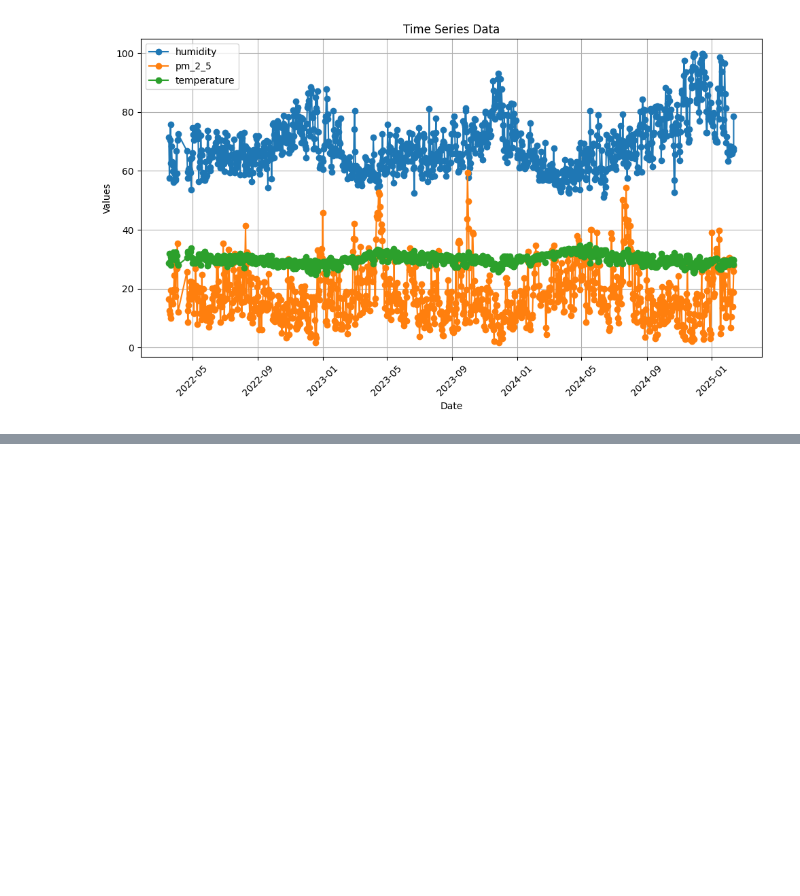
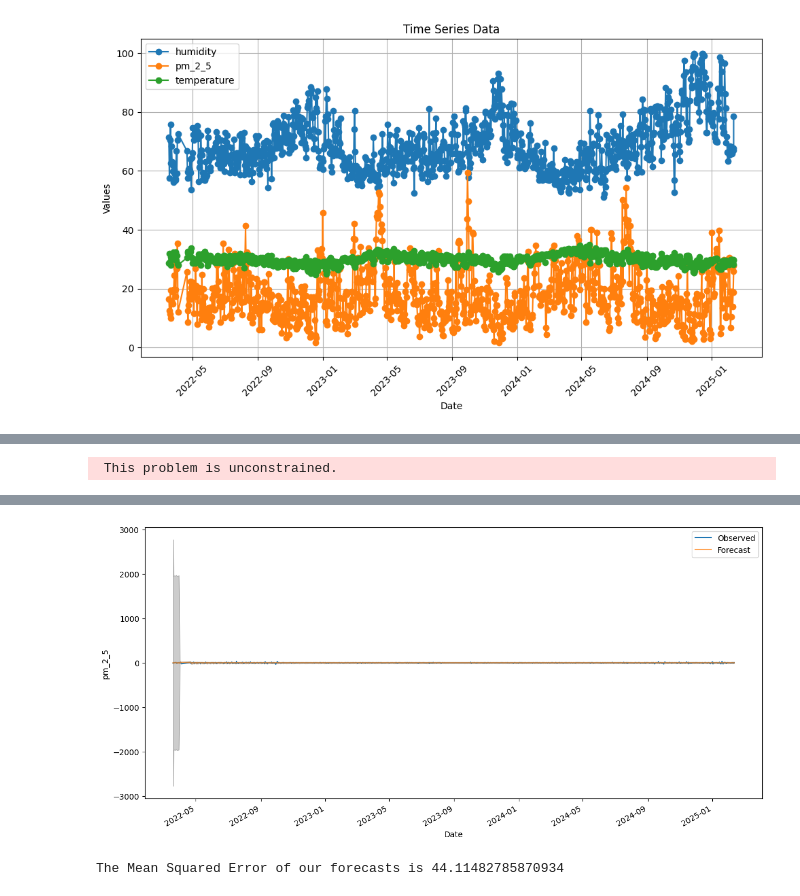
Before and after one commit to KIM2548TH/termproject1-2_cleandata, a Jupyter notebook: test_pitta.ipynb, the cells around one changed output, grey strips where cells are left out. Drawn from its saved outputs; the diff is of its cells as text; code cells hidden in the pictures; blank space fills up the shorter version.

Commit message:
deseasonalization

```diff
--- a/test_pitta.ipynb
+++ b/test_pitta.ipynb
@@ -344,0 +450,71 @@ plt.show()
+# %%
+import pandas as pd
+import matplotlib.pyplot as plt
+from statsmodels.tsa.seasonal import seasonal_decompose
+from statsmodels.tsa.statespace.sarimax import SARIMAX
+from sklearn.metrics import mean_absolute_error, mean_squared_error
+import numpy as np
+
+# อ่านไฟล์ CSV
+df = pd.read_csv('daily_csv/export-jsps014-1d.csv')
+
+# ลบคอลัมน์ที่ไม่ต้องการ (Unnamed)
+df = df.loc[:, ~df.columns.str.contains('^Unnamed')]
+
+# แปลงคอลัมน์ timestamp เป็น datetime
+df['timestamp'] = pd.to_datetime(df['timestamp'])
+
+# สร้างคอลัมน์ฤดูกาล
+def get_season(date):
+    month = date.month
+    if month >= 5 and month <= 10:
+        return 'rainy'
+    else:
+        return 'summer'
+
+df['season'] = df['timestamp'].apply(get_season)
+
+# แยกคอลัมน์ฤดูกาลเป็น 2 คอลัมน์ (rainy และ summer)
+df['rainy'] = df['season'].apply(lambda x: 1 if x == 'rainy' else 0)
+df['summer'] = df['season'].apply(lambda x: 1 if x == 'summer' else 0)
+
+# Deseasonalization
+df.set_index('timestamp', inplace=True)
+result = seasonal_decompose(df['pm_2_5'], model='additive', period=365)
+deseasonalized = df['pm_2_5'] - result.seasonal
+
+# Detrending
+deseasonalized_diff = deseasonalized.diff().dropna()
+
+# การใช้ฟีเจอร์เสริม (Exogenous Features)
+exog_features = df[['rainy', 'summer']].loc[deseasonalized_diff.index]
+
+# การเลือกโมเดลที่เหมาะสม
+model = SARIMAX(deseasonalized_diff, exog=exog_features, order=(1, 1, 1), seasonal_order=(1, 1, 1, 12))
+results = model.fit()
+
+# ตรวจสอบว่าดัชนีมีค่า '2022-01-01' หรือไม่
+if pd.to_datetime('2022-01-01') in deseasonalized_diff.index:
+    start_date = pd.to_datetime('2022-01-01')
+else:
+    start_date = deseasonalized_diff.index[0]
+
+# ประเมินผลและการทำนาย
+pred = results.get_prediction(start=start_date, dynamic=False)
+pred_ci = pred.conf_int()
+
+# การแสดงผลข้อมูล
+ax = deseasonalized_diff['2021':].plot(label='Observed')
+pred.predicted_mean.plot(ax=ax, label='Forecast', alpha=.7, figsize=(14, 7))
+ax.fill_between(pred_ci.index, pred_ci.iloc[:, 0], pred_ci.iloc[:, 1], color='k', alpha=.2)
+ax.set_xlabel('Date')
+ax.set_ylabel('pm_2_5')
+plt.legend()
+plt.show()
+
+# ประเมินผล
+y_forecasted = pred.predicted_mean
+y_truth = deseasonalized_diff[start_date:]
+mse = mean_squared_error(y_truth, y_forecasted)
+print(f'The Mean Squared Error of our forecasts is {mse}')
+# %% [output]
@@ -344,0 +531 @@ plt.show()
+ This problem is unconstrained.
@@ -344,0 +549,2 @@ plt.show()
+[figure, added]
+The Mean Squared Error of our forecasts is 44.11482785870934
```
Also changed, not shown: parts of 5 cells of this notebook, 1 other file.
